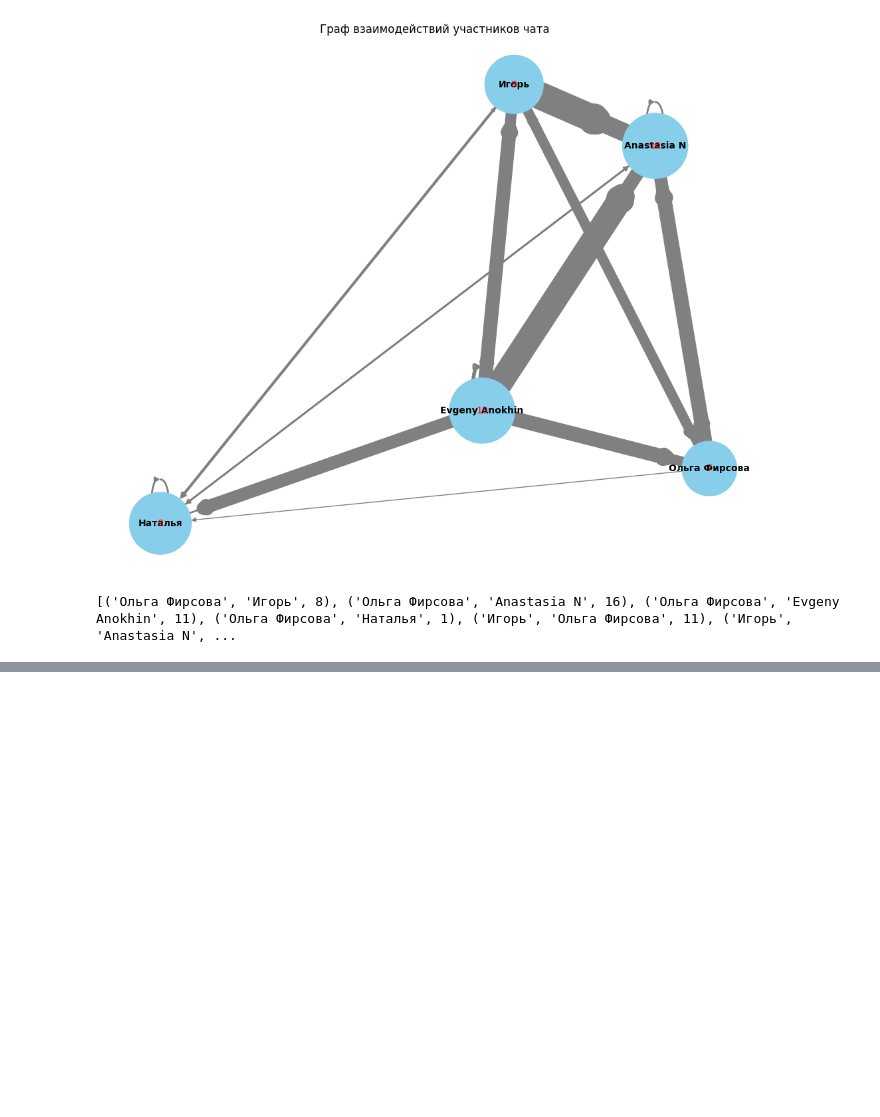
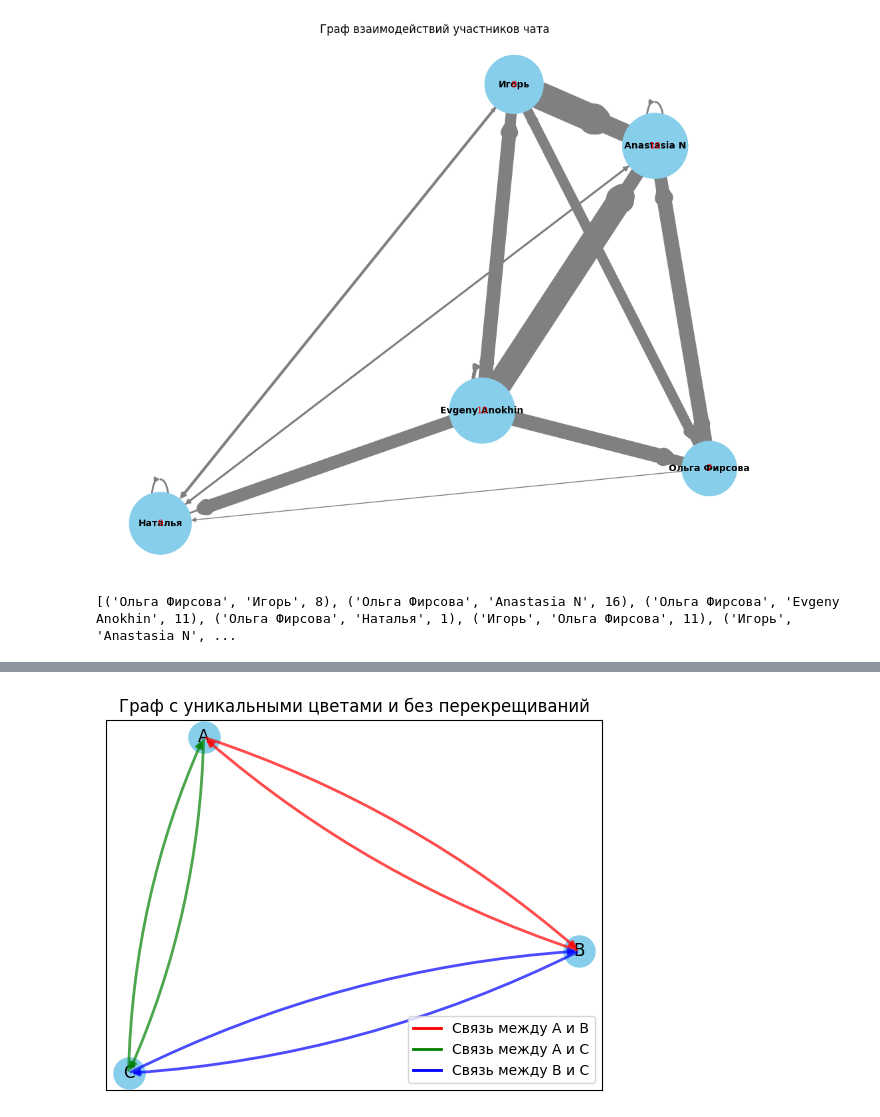
Before and after one commit to PanarinI/MindMirror, a Jupyter notebook: notebooks/data_explore.ipynb, the cells around one changed output, grey strips where cells are left out. Cells and saved outputs as stored; diff of their text form; code cells hidden in the pictures; blank space fills up the shorter version.

```diff
--- a/notebooks/data_explore.ipynb
+++ b/notebooks/data_explore.ipynb
@@ -208,0 +605,79 @@ if __name__ == "__main__":
+# %%
+import matplotlib.pyplot as plt
+import networkx as nx
+import itertools
+
+# Создаём граф
+graph = nx.DiGraph()
+
+# Добавляем рёбра между узлами
+graph.add_edge("A", "B", weight=1)
+graph.add_edge("B", "A", weight=1)
+graph.add_edge("B", "C", weight=1)
+graph.add_edge("C", "B", weight=1)
+graph.add_edge("C", "A", weight=1)
+graph.add_edge("A", "C", weight=1)
+
+# Генерация уникальных цветов для каждой пары
+color_palette = itertools.cycle(["red", "green", "blue", "orange", "purple", "brown"])
+edge_colors = {}  # Словарь для хранения цвета каждой пары узлов
+
+for u, v in graph.edges():
+    if (u, v) not in edge_colors and (v, u) not in edge_colors:
+        edge_colors[(u, v)] = next(color_palette)
+
+# Визуализация
+pos = nx.spring_layout(graph, seed=42)
+
+# Отрисовка узлов
+nx.draw_networkx_nodes(graph, pos, node_size=500, node_color="skyblue", label="Узлы")
+nx.draw_networkx_labels(graph, pos)
+
+# Рисуем рёбра с разными кривизнами
+seen_pairs = set()
+for u, v in graph.edges():
+    if (u, v) not in seen_pairs and (v, u) not in seen_pairs:  # Гарантируем обработку только одной пары
+        color = edge_colors[(u, v)]  # Цвет для пары узлов
+
+        # Используем разные кривизны для рёбер
+        rad1 = -0.1  # Кривизна для первого ребра
+        rad2 = -0.1   # Кривизна для второго ребра
+
+        # Рисуем два рёбра между узлами одного цвета
+        plt.annotate(
+            "",
+            xy=pos[v],  # Конец первого ребра
+            xytext=pos[u],  # Начало первого ребра
+            arrowprops=dict(
+                arrowstyle="-|>",
+                color=color,
+                lw=2.0,
+                alpha=0.7,
+                connectionstyle=f"arc3,rad={rad1}",  # Первая кривизна
+            ),
+        )
+        plt.annotate(
+            "",
+            xy=pos[u],  # Конец второго ребра
+            xytext=pos[v],  # Начало второго ребра
+            arrowprops=dict(
+                arrowstyle="-|>",
+                color=color,
+                lw=2.0,
+                alpha=0.7,
+                connectionstyle=f"arc3,rad={rad2}",  # Вторая кривизна
+            ),
+        )
+
+        # Отмечаем пару как обработанную
+        seen_pairs.add((u, v))
+        seen_pairs.add((v, u))
+
+# Легенда
+legend_patches = [plt.Line2D([0], [0], color=color, lw=2, label=f"Связь между {pair[0]} и {pair[1]}") for pair, color in edge_colors.items()]
+plt.legend(handles=legend_patches, loc="lower right")
+
+plt.title("Граф с уникальными цветами и без перекрещиваний")
+plt.show()
+# %% [output]
+[figure, added]
```
Also changed, not shown: parts of 10 cells of this notebook, 27 other files.
